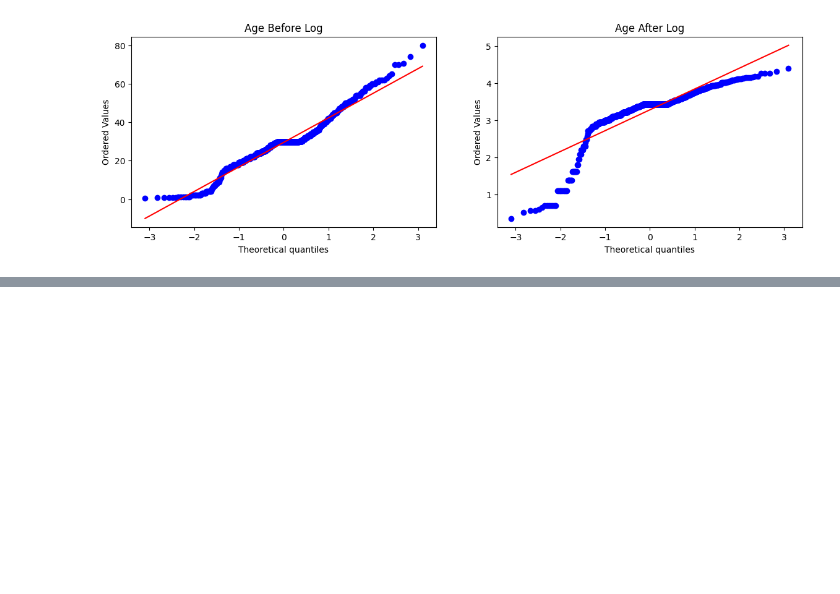
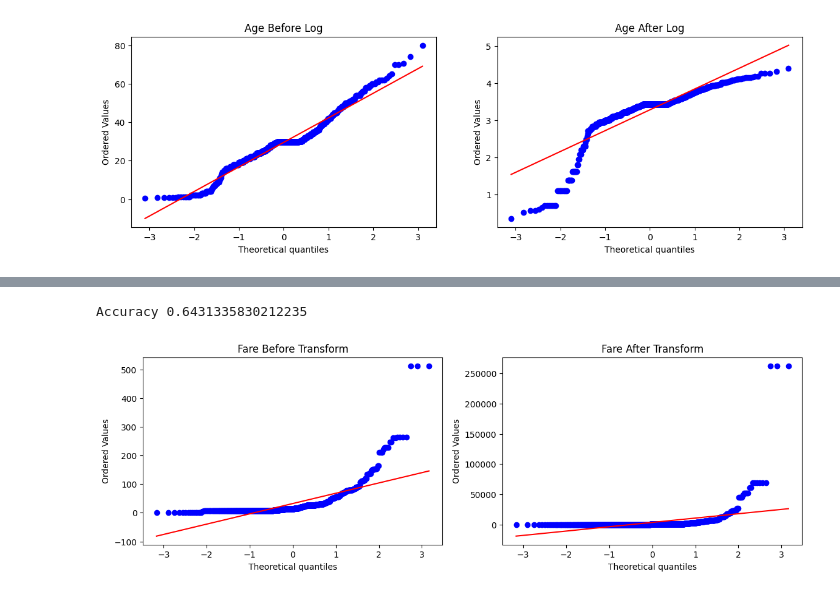
Before and after one commit to fuadh246/ML, a Jupyter notebook: Transformer/Function_Transformer/Function_Transformer.ipynb, the cells around one changed output, grey strips where cells are left out. Saved outputs shown, nothing was run; the diff lists cells and outputs as text; code cells hidden in the pictures; blank space fills up the shorter version.

```diff
--- a/Transformer/Function_Transformer/Function_Transformer.ipynb
+++ b/Transformer/Function_Transformer/Function_Transformer.ipynb
@@ -221,0 +223,6 @@ Accuracy 0.6195131086142323
+# %%
+# Square Transform
+apply_transform(lambda x: x**2)
+# %% [output]
+Accuracy 0.6431335830212235
+[figure, added]
```
Also changed, not shown: parts of 9 cells of this notebook, 4 other files.
